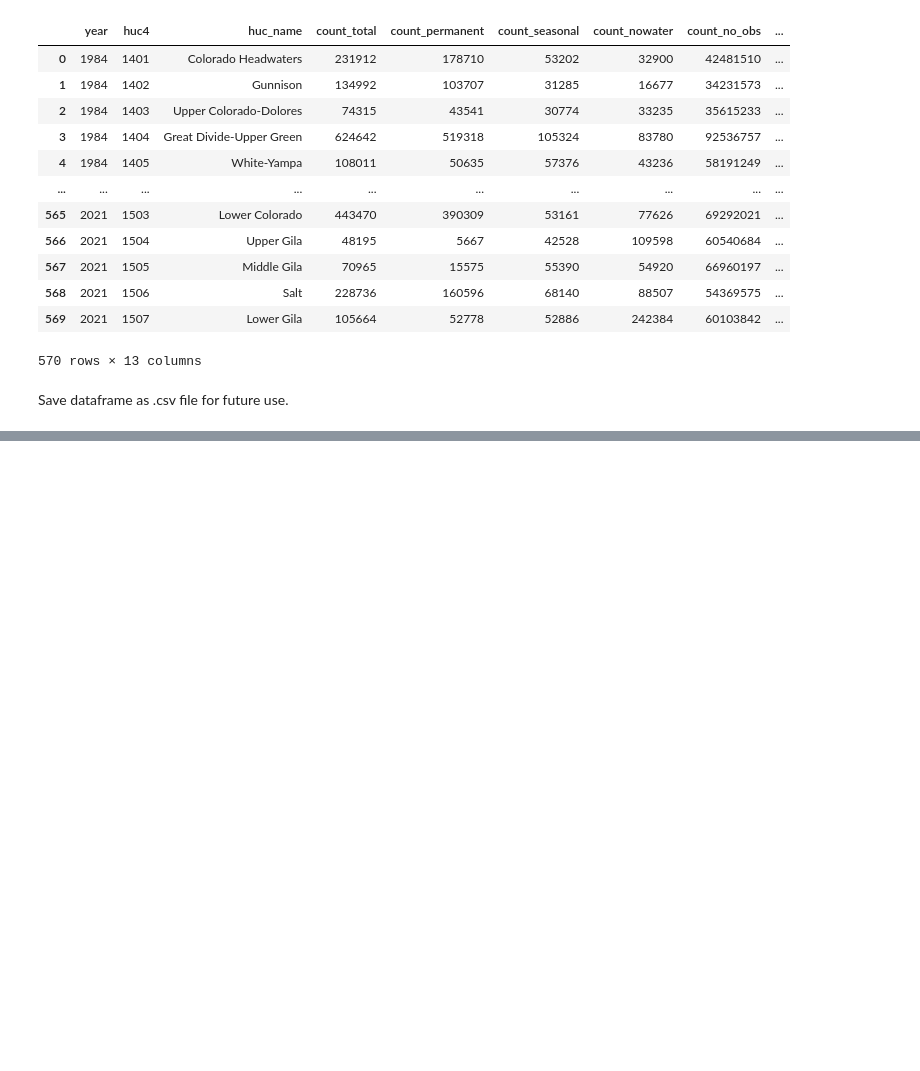
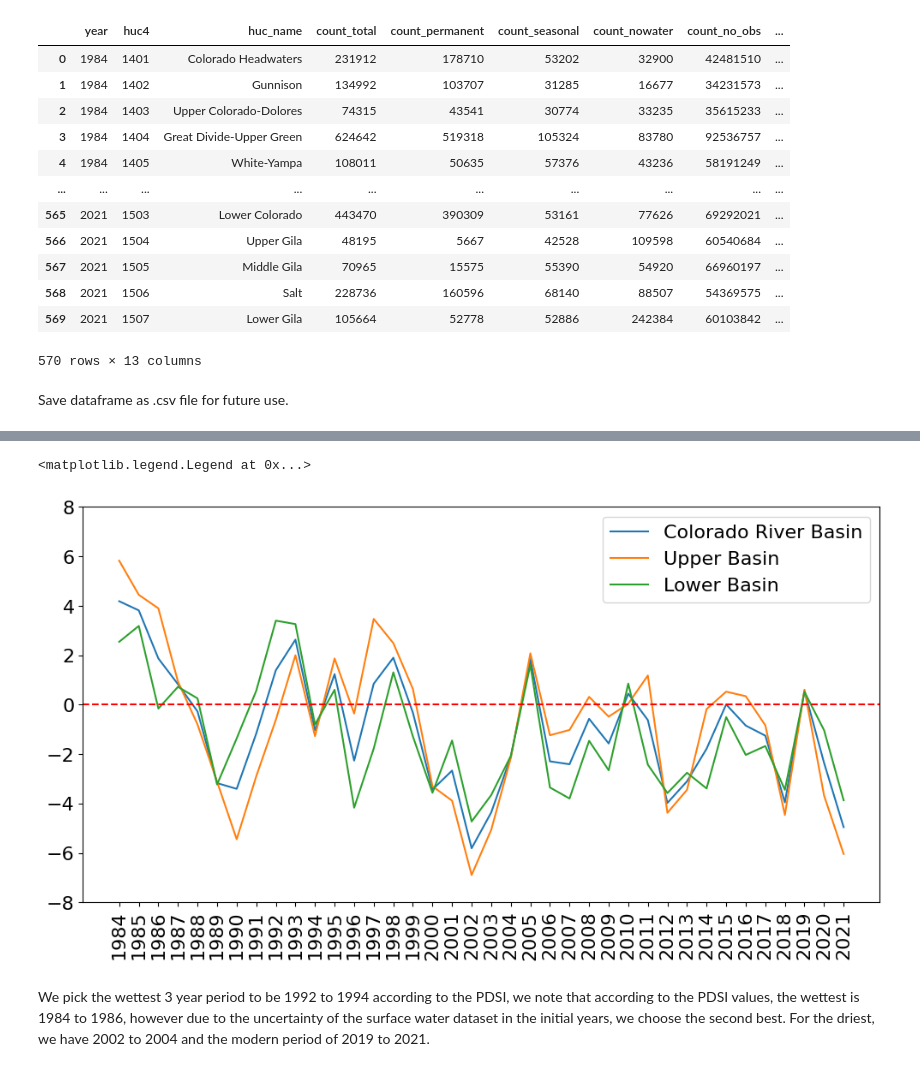
Before and after one commit to ppuentex/Surface_Water_Analysis-CRB, a Jupyter notebook: Codes/analysis.ipynb, the cells around one changed output, grey strips where cells are left out. Drawn from its saved outputs; the diff is of its cells as text; code cells hidden in the pictures; blank space fills up the shorter version.

Commit message:
added data and visuals for the picks of the 3 year periods

```diff
--- a/Codes/analysis.ipynb
+++ b/Codes/analysis.ipynb
@@ -140,0 +149,19 @@ zonal_df.to_csv('../Data/analysis-data/huc4_zonal_stats.csv', index=False)
+# %%
+import pandas as pd
+import matplotlib.pyplot as plt
+
+PDSI_data = pd.read_csv('../Data/processed-data/CRB_PDSI_84-21.csv')
+# %%
+plt.figure(figsize=(12, 6))
+plt.plot(PDSI_data['year'], PDSI_data['crb_avg_PDSI'], label = 'Colorado River Basin')
+plt.plot(PDSI_data['year'], PDSI_data['upper_avg_PDSI'], label = 'Upper Basin')
+plt.plot(PDSI_data['year'], PDSI_data['lower_avg_PDSI'], label = 'Lower Basin')
+plt.ylim(-8,8)
+plt.xticks(PDSI_data['year'],rotation=90)  # Set x-ticks to be the years
+plt.axhline(y=0, color='red', linestyle='--')
+plt.legend()
+# %% [output]
+<matplotlib.legend.Legend at 0x...>
+[figure, added]
+# %% [markdown]
+We pick the wettest 3 year period to be 1992 to 1994 according to the PDSI, we note that according to the PDSI values, the wettest is 1984 to 1986, however due to the uncertainty of the surface water dataset in the initial years, we choose the second best. For the driest, we have 2002 to 2004 and the modern period of 2019 to 2021.
```
Also changed, not shown: parts of 2 cells of this notebook.
